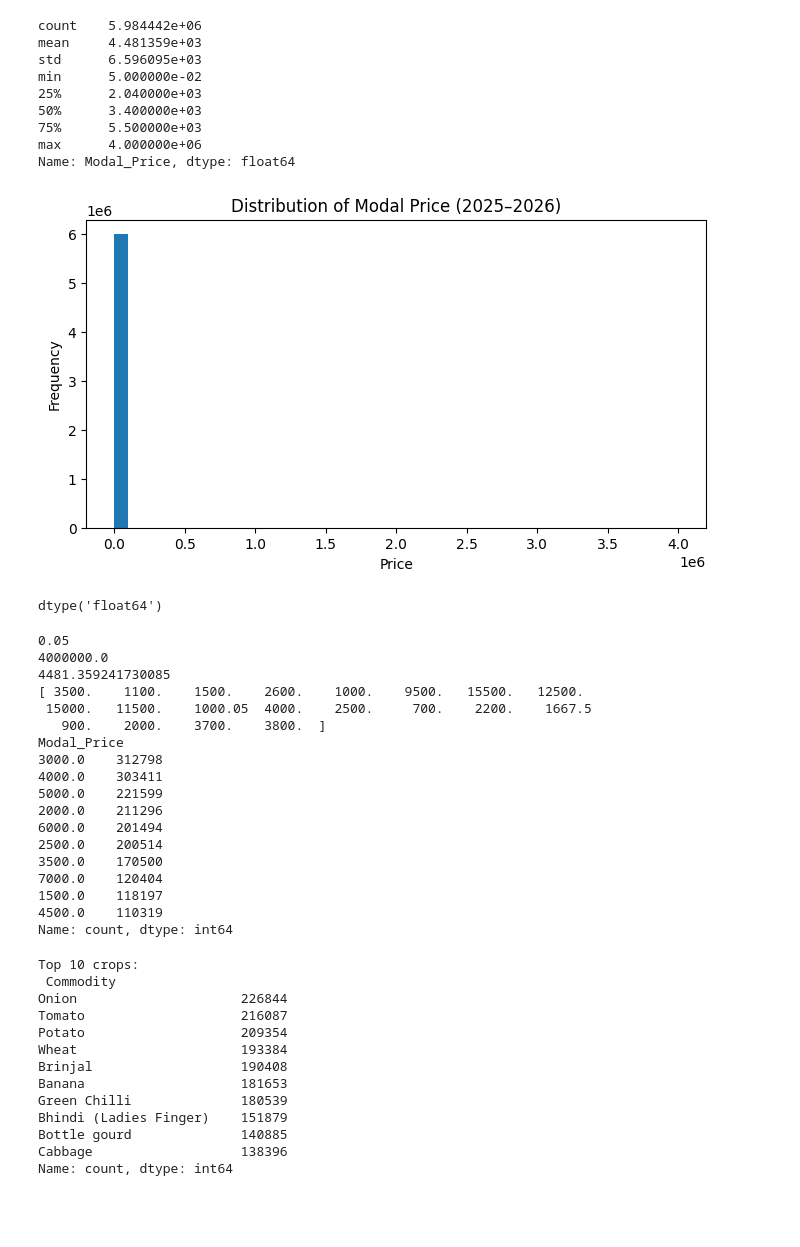
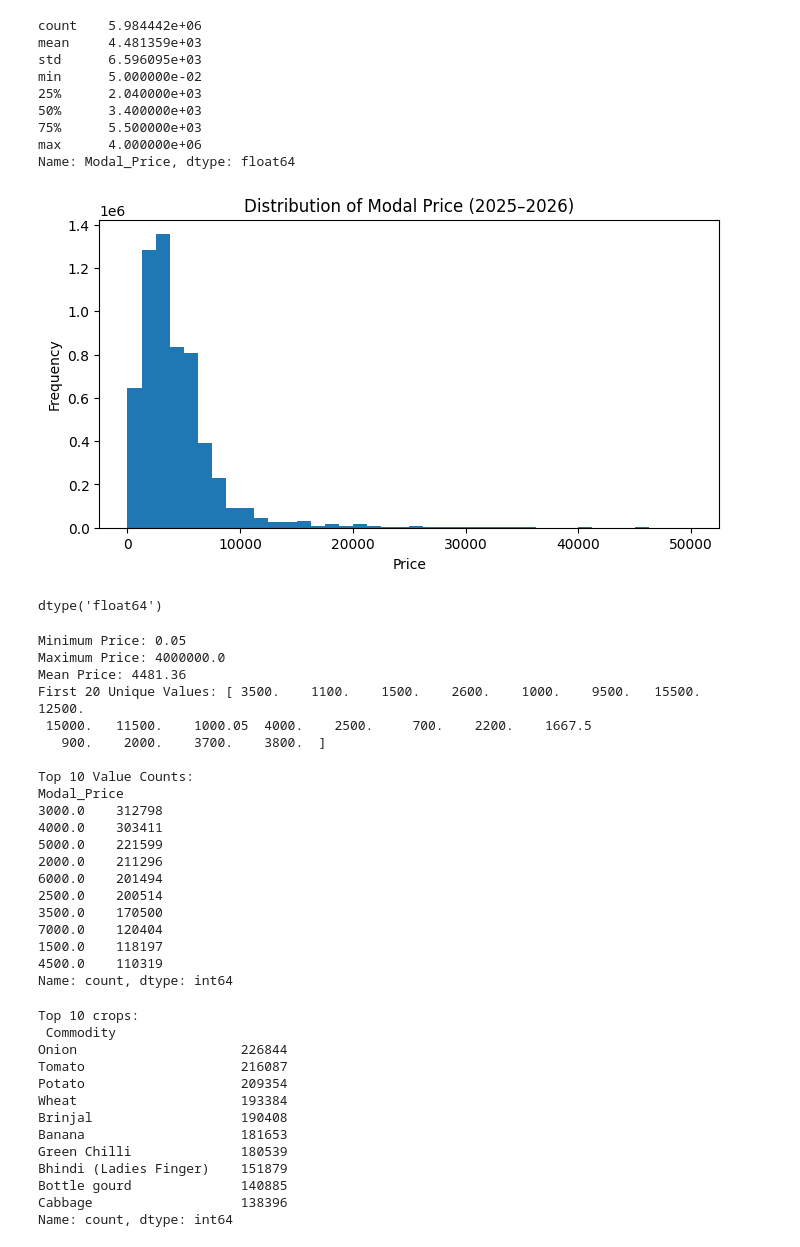
Before and after one commit to khushilalwani7002/Crop-Price-Predictor, a Jupyter notebook: eda.ipynb, the cells around one changed output. Saved outputs shown, nothing was run; the diff lists cells and outputs as text; code cells hidden in the pictures; blank space fills up the shorter version.

```diff
--- a/eda.ipynb
+++ b/eda.ipynb
@@ -107,32 +107,35 @@ max      4.000000e+06
 Name: Modal_Price, dtype: float64
 # %%
 plt.figure(figsize=(8,4))
-plt.hist(data['Modal_Price'], bins=40)
+filtered_data = data[data['Modal_Price'] < 50000]
+plt.hist(filtered_data['Modal_Price'], bins=40)
 plt.title("Distribution of Modal Price (2025–2026)")
 plt.xlabel("Price")
 plt.ylabel("Frequency")
 plt.show()
 # %% [output]
-[figure, old version]
+[figure, new version]
 # %%
 df['Modal_Price'].dtype
 # %% [output]
 dtype('float64')
 # %%
-print(data['Modal_Price'].min())
-print(data['Modal_Price'].max())
-print(data['Modal_Price'].mean())
-print(data['Modal_Price'].unique()[:20])  # first 20 unique values
+print(f"Minimum Price: {data['Modal_Price'].min()}")
+print(f"Maximum Price: {data['Modal_Price'].max()}")
+print(f"Mean Price: {data['Modal_Price'].mean():.2f}") # :.2f rounds to 2 decimal places
+print(f"First 20 Unique Values: {data['Modal_Price'].unique()[:20]}")
 
-
+print("\nTop 10 Value Counts:")
 print(data['Modal_Price'].value_counts().head(10))
 # %% [output]
-0.05
-4000000.0
-4481.359241730085
-[ 3500.    1100.    1500.    2600.    1000.    9500.   15500.   12500.
+Minimum Price: 0.05
+Maximum Price: 4000000.0
+Mean Price: 4481.36
+First 20 Unique Values: [ 3500.    1100.    1500.    2600.    1000.    9500.   15500.   12500.
  15000.   11500.    1000.05  4000.    2500.     700.    2200.    1667.5
    900.    2000.    3700.    3800.  ]
+
+Top 10 Value Counts:
 Modal_Price
 3000.0    312798
 4000.0    303411
```
Also changed, not shown: parts of 4 cells of this notebook.
